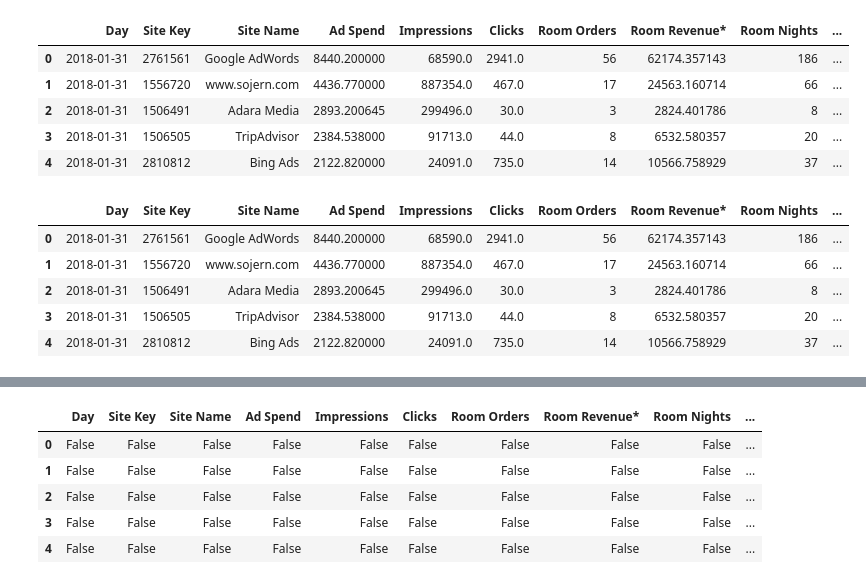
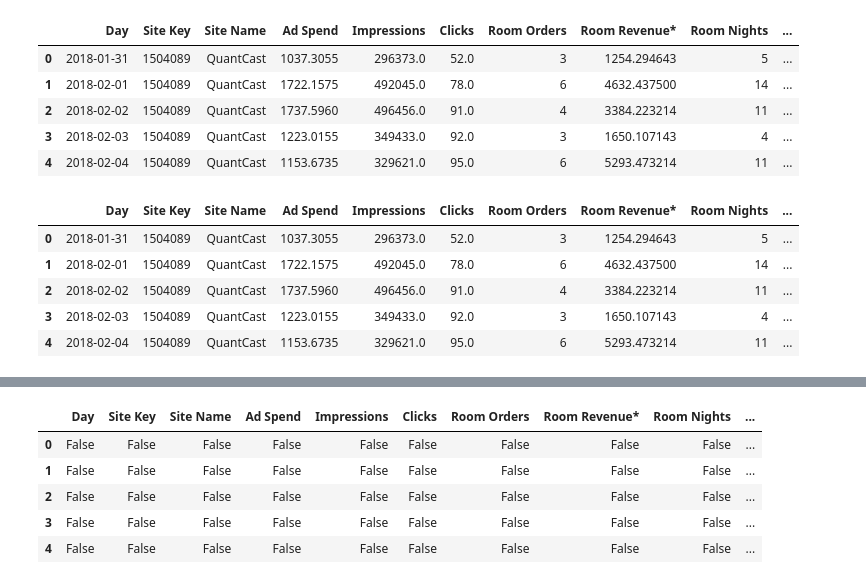
Before and after one commit to cbonfantep/Marketing-ROI-Prediction, a Jupyter notebook: All Models_Mov Avg.ipynb, the cells around one changed output, grey strips where cells are left out. Drawn from its saved outputs; the diff is of its cells as text; code cells hidden in the pictures.

```diff
--- a/All Models_Mov Avg.ipynb
+++ b/All Models_Mov Avg.ipynb
@@ -5,16 +5,16 @@ import matplotlib.pyplot as plt
 # %%
 ## Read one file and adjust 'skiprows'
 
-file = "output1.xlsx"
+file = "output2.xlsx"
 file_avg = pd.read_excel(file)
 file_avg.head()
 # %% [output]
 |  | Day | Site Key | Site Name | Ad Spend | Impressions | Clicks | Room Orders | Room Revenue* | Room Nights | ... |
-| 0 | 2018-01-31 | 2761561 | Google AdWords | 8440.200000 | 68590.0 | 2941.0 | 56 | 62174.357143 | 186 | ... |
-| 1 | 2018-01-31 | 1556720 | www.sojern.com | 4436.770000 | 887354.0 | 467.0 | 17 | 24563.160714 | 66 | ... |
-| 2 | 2018-01-31 | 1506491 | Adara Media | 2893.200645 | 299496.0 | 30.0 | 3 | 2824.401786 | 8 | ... |
-| 3 | 2018-01-31 | 1506505 | TripAdvisor | 2384.538000 | 91713.0 | 44.0 | 8 | 6532.580357 | 20 | ... |
-| 4 | 2018-01-31 | 2810812 | Bing Ads | 2122.820000 | 24091.0 | 735.0 | 14 | 10566.758929 | 37 | ... |
+| 0 | 2018-01-31 | 1504089 | QuantCast | 1037.3055 | 296373.0 | 52.0 | 3 | 1254.294643 | 5 | ... |
+| 1 | 2018-02-01 | 1504089 | QuantCast | 1722.1575 | 492045.0 | 78.0 | 6 | 4632.437500 | 14 | ... |
+| 2 | 2018-02-02 | 1504089 | QuantCast | 1737.5960 | 496456.0 | 91.0 | 4 | 3384.223214 | 11 | ... |
+| 3 | 2018-02-03 | 1504089 | QuantCast | 1223.0155 | 349433.0 | 92.0 | 3 | 1650.107143 | 4 | ... |
+| 4 | 2018-02-04 | 1504089 | QuantCast | 1153.6735 | 329621.0 | 95.0 | 6 | 5293.473214 | 11 | ... |
 # %%
 ## Combine all files via loop and store it as a combined data frame called 'all_data'
 
@@ -36,8 +36,8 @@ file_avg.head()
 # file_avg.describe()
 # %% [output]
 |  | Day | Site Key | Site Name | Ad Spend | Impressions | Clicks | Room Orders | Room Revenue* | Room Nights | ... |
-| 0 | 2018-01-31 | 2761561 | Google AdWords | 8440.200000 | 68590.0 | 2941.0 | 56 | 62174.357143 | 186 | ... |
-| 1 | 2018-01-31 | 1556720 | www.sojern.com | 4436.770000 | 887354.0 | 467.0 | 17 | 24563.160714 | 66 | ... |
-| 2 | 2018-01-31 | 1506491 | Adara Media | 2893.200645 | 299496.0 | 30.0 | 3 | 2824.401786 | 8 | ... |
-| 3 | 2018-01-31 | 1506505 | TripAdvisor | 2384.538000 | 91713.0 | 44.0 | 8 | 6532.580357 | 20 | ... |
-| 4 | 2018-01-31 | 2810812 | Bing Ads | 2122.820000 | 24091.0 | 735.0 | 14 | 10566.758929 | 37 | ... |
+| 0 | 2018-01-31 | 1504089 | QuantCast | 1037.3055 | 296373.0 | 52.0 | 3 | 1254.294643 | 5 | ... |
+| 1 | 2018-02-01 | 1504089 | QuantCast | 1722.1575 | 492045.0 | 78.0 | 6 | 4632.437500 | 14 | ... |
+| 2 | 2018-02-02 | 1504089 | QuantCast | 1737.5960 | 496456.0 | 91.0 | 4 | 3384.223214 | 11 | ... |
+| 3 | 2018-02-03 | 1504089 | QuantCast | 1223.0155 | 349433.0 | 92.0 | 3 | 1650.107143 | 4 | ... |
+| 4 | 2018-02-04 | 1504089 | QuantCast | 1153.6735 | 329621.0 | 95.0 | 6 | 5293.473214 | 11 | ... |
```
Also changed, not shown: parts of 12 cells of this notebook, 1 other file.
